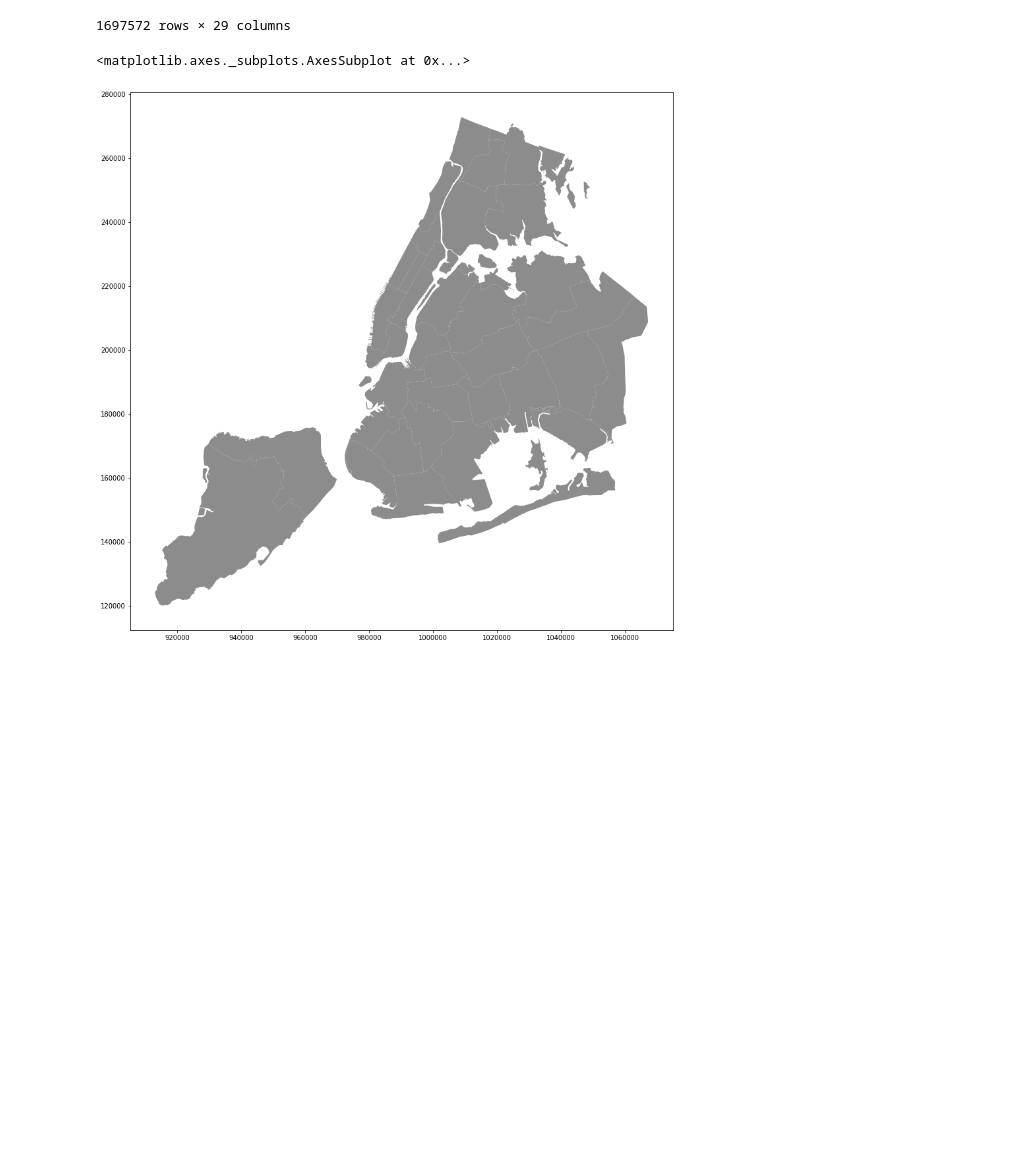
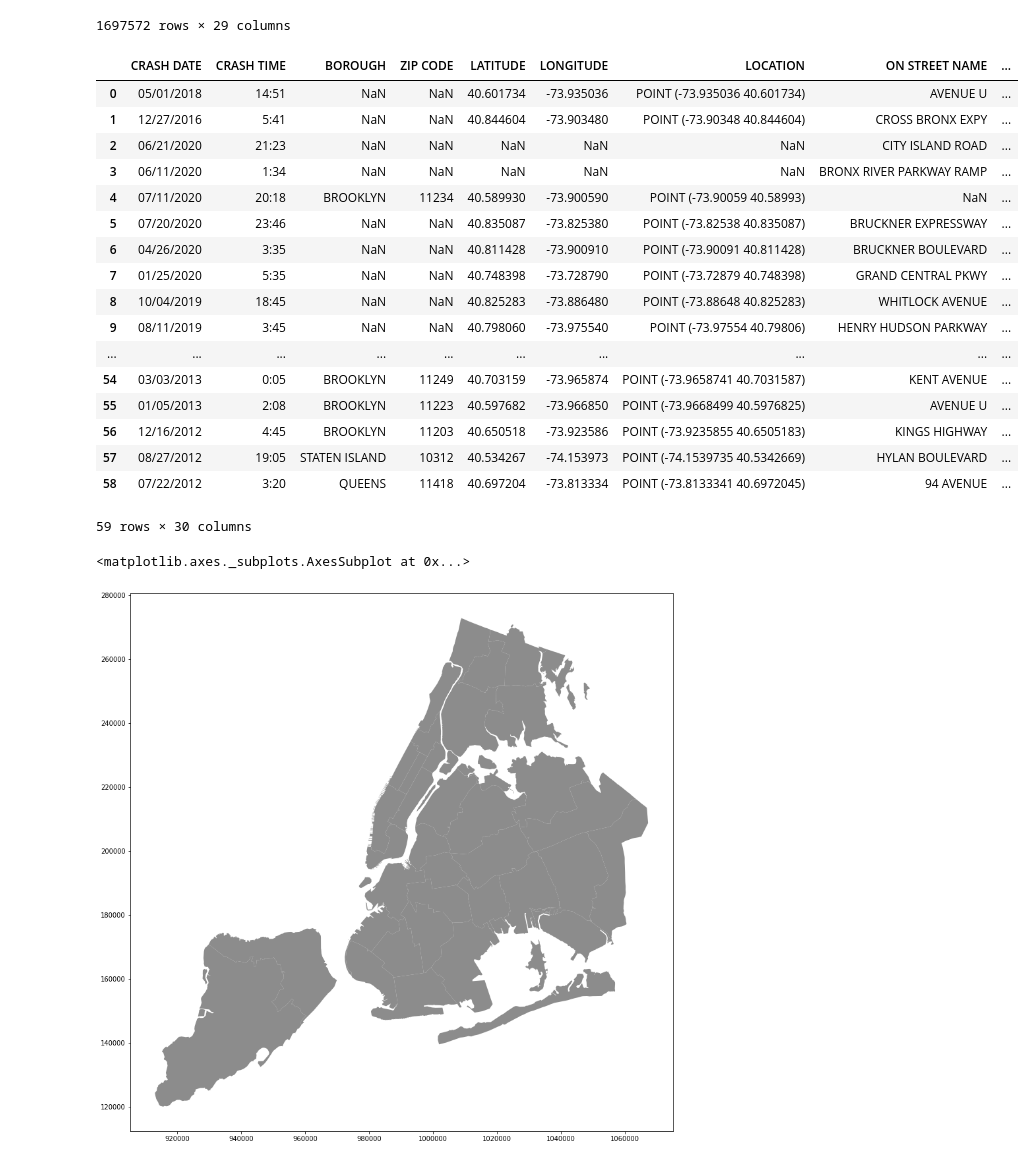
Before and after one commit to felixilie/nyc-motor-vehicle-collision, a Jupyter notebook: generate_plot1.ipynb, the cells around one changed output. Drawn from its saved outputs; the diff is of its cells as text; code cells hidden in the pictures; blank space fills up the shorter version.

```diff
--- a/generate_plot1.ipynb
+++ b/generate_plot1.ipynb
@@ -42,5 +31,26 @@ df
 # %%
 df = df[(df['NUMBER OF PERSONS KILLED'] > 1)].reset_index(drop=True)
+# %%
+df.dropna(axis=1, how='all')
+# %% [output]
+|  | CRASH DATE | CRASH TIME | BOROUGH | ZIP CODE | LATITUDE | LONGITUDE | LOCATION | ON STREET NAME | ... |
+| 0 | 05/01/2018 | 14:51 | NaN | NaN | 40.601734 | -73.935036 | POINT (-73.935036 40.601734) | AVENUE U | ... |
+| 1 | 12/27/2016 | 5:41 | NaN | NaN | 40.844604 | -73.903480 | POINT (-73.90348 40.844604) | CROSS BRONX EXPY | ... |
+| 2 | 06/21/2020 | 21:23 | NaN | NaN | NaN | NaN | NaN | CITY ISLAND ROAD | ... |
+| 3 | 06/11/2020 | 1:34 | NaN | NaN | NaN | NaN | NaN | BRONX RIVER PARKWAY RAMP | ... |
+| 4 | 07/11/2020 | 20:18 | BROOKLYN | 11234 | 40.589930 | -73.900590 | POINT (-73.90059 40.58993) | NaN | ... |
+| 5 | 07/20/2020 | 23:46 | NaN | NaN | 40.835087 | -73.825380 | POINT (-73.82538 40.835087) | BRUCKNER EXPRESSWAY | ... |
+| 6 | 04/26/2020 | 3:35 | NaN | NaN | 40.811428 | -73.900910 | POINT (-73.90091 40.811428) | BRUCKNER BOULEVARD | ... |
+| 7 | 01/25/2020 | 5:35 | NaN | NaN | 40.748398 | -73.728790 | POINT (-73.72879 40.748398) | GRAND CENTRAL PKWY | ... |
+| 8 | 10/04/2019 | 18:45 | NaN | NaN | 40.825283 | -73.886480 | POINT (-73.88648 40.825283) | WHITLOCK AVENUE | ... |
+| 9 | 08/11/2019 | 3:45 | NaN | NaN | 40.798060 | -73.975540 | POINT (-73.97554 40.79806) | HENRY HUDSON PARKWAY | ... |
+| ... | ... | ... | ... | ... | ... | ... | ... | ... | ... |
+| 54 | 03/03/2013 | 0:05 | BROOKLYN | 11249 | 40.703159 | -73.965874 | POINT (-73.9658741 40.7031587) | KENT AVENUE | ... |
+| 55 | 01/05/2013 | 2:08 | BROOKLYN | 11223 | 40.597682 | -73.966850 | POINT (-73.9668499 40.5976825) | AVENUE U | ... |
+| 56 | 12/16/2012 | 4:45 | BROOKLYN | 11203 | 40.650518 | -73.923586 | POINT (-73.9235855 40.6505183) | KINGS HIGHWAY | ... |
+| 57 | 08/27/2012 | 19:05 | STATEN ISLAND | 10312 | 40.534267 | -74.153973 | POINT (-74.1539735 40.5342669) | HYLAN BOULEVARD | ... |
+| 58 | 07/22/2012 | 3:20 | QUEENS | 11418 | 40.697204 | -73.813334 | POINT (-73.8133341 40.6972045) | 94 AVENUE | ... |
+59 rows × 30 columns
 # %%
 %matplotlib inline
 # %%
```
Also changed, not shown: parts of 7 cells of this notebook, 1 other file.
